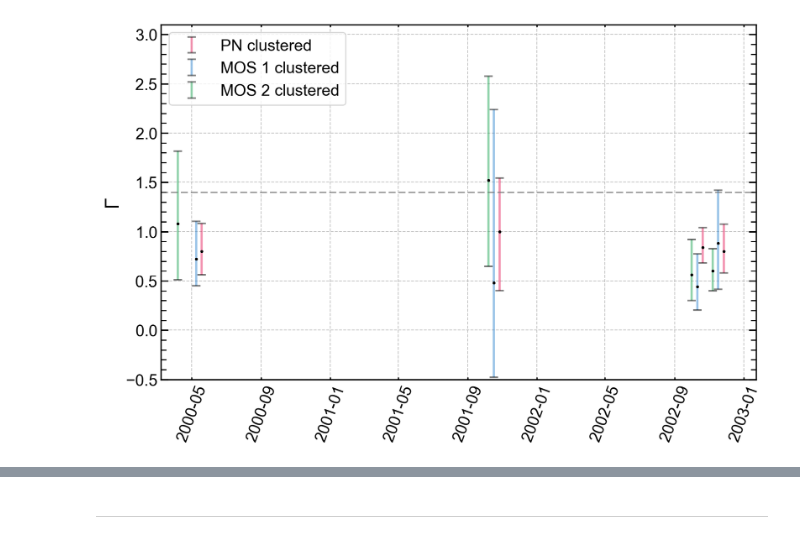
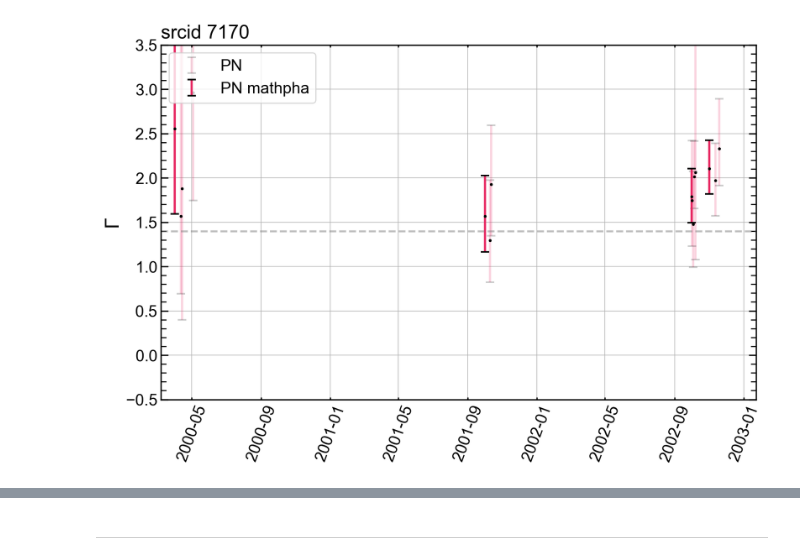
Before and after one commit to mbelveder/xmm_py_spec, a Jupyter notebook: notebooks/dev_gap_30.ipynb, the cells around one changed output, grey strips where cells are left out. Drawn from its saved outputs; the diff is of its cells as text; code cells hidden in the pictures.

```diff
--- a/notebooks/dev_gap_30.ipynb
+++ b/notebooks/dev_gap_30.ipynb
@@ -165,6 +21,0 @@ ax = plot_date_gamma(src_5359_M1_addspec_df, "mathpha", color='C0', alpha=1, ax=
-# %%
-src_5359_M2_df = pd.read_csv('../data/source_201237001010017_5359_individual_M2_results.csv')
-ax = plot_date_gamma(src_5359_M2_df, "5359 MOS 2", color='C2', alpha=0.2, pad=True)
-
-src_5359_M2_addspec_df = pd.read_csv('../data/source_201237001010017_5359_clustered_M2_gap30_addspec_results.csv')
-ax = plot_date_gamma(src_5359_M2_addspec_df, "mathpha", color='C2', alpha=1, ax=ax)
@@ -215,9 +21,0 @@ plt.show()
-# %%
-src_5359_MOS_addspec_df = pd.read_csv('../data/source_201237001010017_5359_clustered_MOS_gap30_addspec_results.csv')
-ax = plot_date_gamma(src_5359_MOS_addspec_df, "mathpha MOS", color='C1', alpha=1)
-
-src_5359_MOS_sascombine_df = pd.read_csv('../data/source_201237001010017_5359_clustered_MOS_gap30_epicspeccombine_results.csv')
-ax = plot_date_gamma(src_5359_MOS_sascombine_df, "SAS combine MOS", color='lime', alpha=1, ax=ax)
-
-ax.set_title('src 5359', loc='left')
-plt.show()
@@ -226,6 +21,0 @@ plt.show()
-# %%
-src_5359_PN_df = pd.read_csv('../data/source_201237001010017_5359_individual_PN_results.csv')
-ax = plot_date_gamma(src_5359_PN_df, "5359 PN", color='C1', alpha=0.2, pad=True)
-
-src_5359_PN_addspec_df = pd.read_csv('../data/source_201237001010017_5359_clustered_PN_gap30_epicspeccombine_results.csv')
-ax = plot_date_gamma(src_5359_PN_addspec_df, "SAS combine", color='C1', alpha=1, ax=ax)
@@ -269,8 +21,0 @@ plot_date_gamma(src_5359_df, "5359 PN clustered", color='C1')
-# %%
-ax = plot_date_gamma(src_5359_df, "PN clustered", color='C1', pad_days=0)
-plot_date_gamma(src_5359_M1_cluster_df, "MOS 1 clustered", color='C0', ax=ax, pad_days=-10)
-plot_date_gamma(src_5359_M2_cluster_df, "MOS 2 clustered", color='C2', ax=ax, pad_days=-20)
-
-plt.show()
-# %% [output]
-[figure, removed]
@@ -282,0 +71,15 @@ plt.show()
+# %%
+src_7170_PN_df = pd.read_csv('../data/source_201237001015035_7170_individual_PN_gap30_epicspeccombine_results.csv')
+ax = old_plot_date_gamma(src_7170_PN_df, "PN", color='C1', alpha=0.2, pad=True, uplim=3.5)
+
+src_7170_PN_addspec_df = pd.read_csv('../data/source_201237001015035_7170_clustered_PN_gap30_addspec_results.csv')
+old_plot_date_gamma(src_7170_PN_addspec_df, "PN mathpha", color='C1', alpha=1, ax=ax, uplim=3.5)
+
+ax.set_title('srcid 7170', loc='left')
+
+plt.show()
+
+# src_7170_PN_sascombine_df = pd.read_csv('../data/source_201237001015035_7170_clustered_PN_gap30_epicspeccombine_results.csv')
+# old_plot_date_gamma(src_7170_PN_sascombine_df, "sascombine", color='C1', alpha=1, ax=ax, uplim=4)
+# %% [output]
+[figure, added]
```
Also changed, not shown: parts of 54 cells of this notebook, 3 other files.
